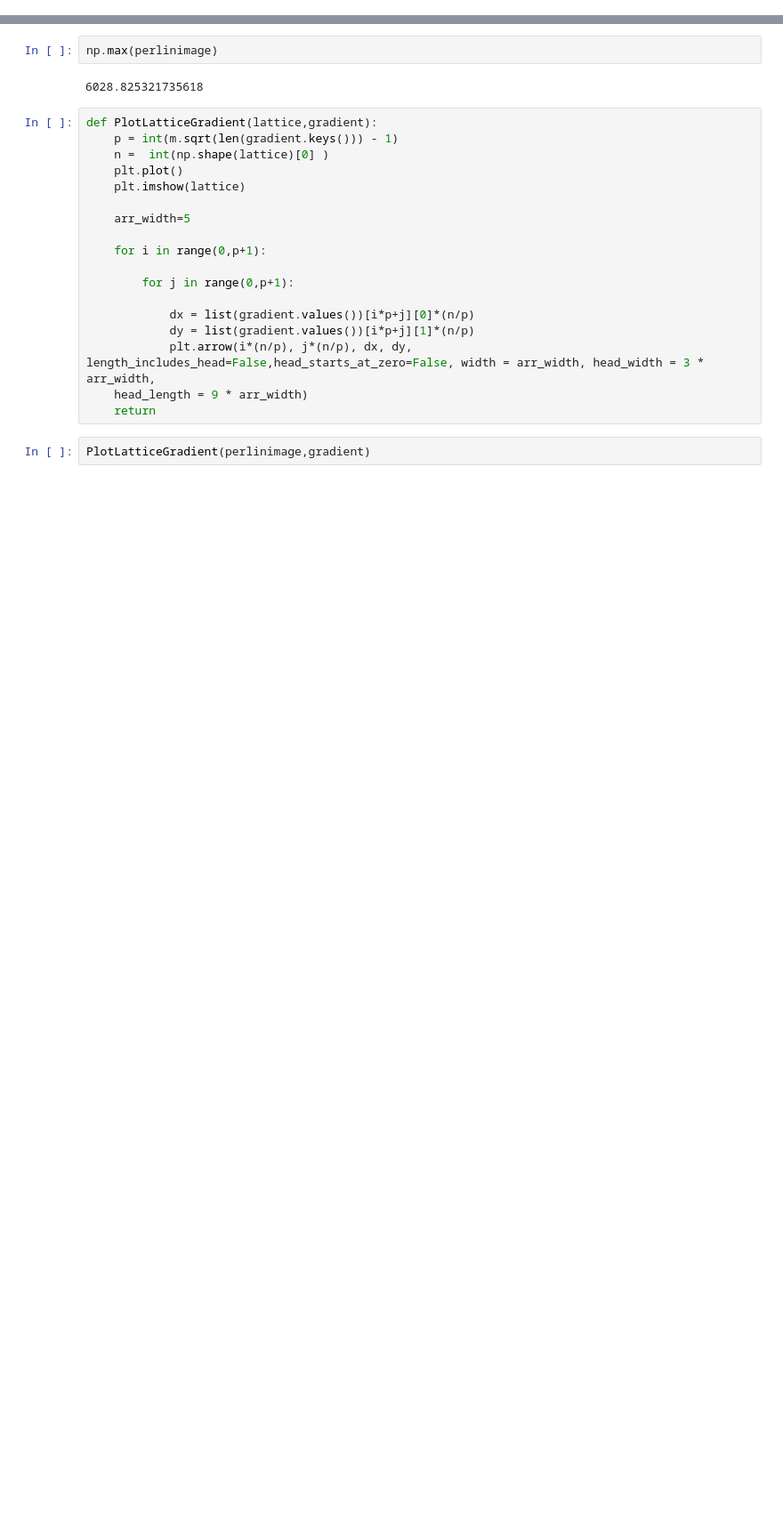
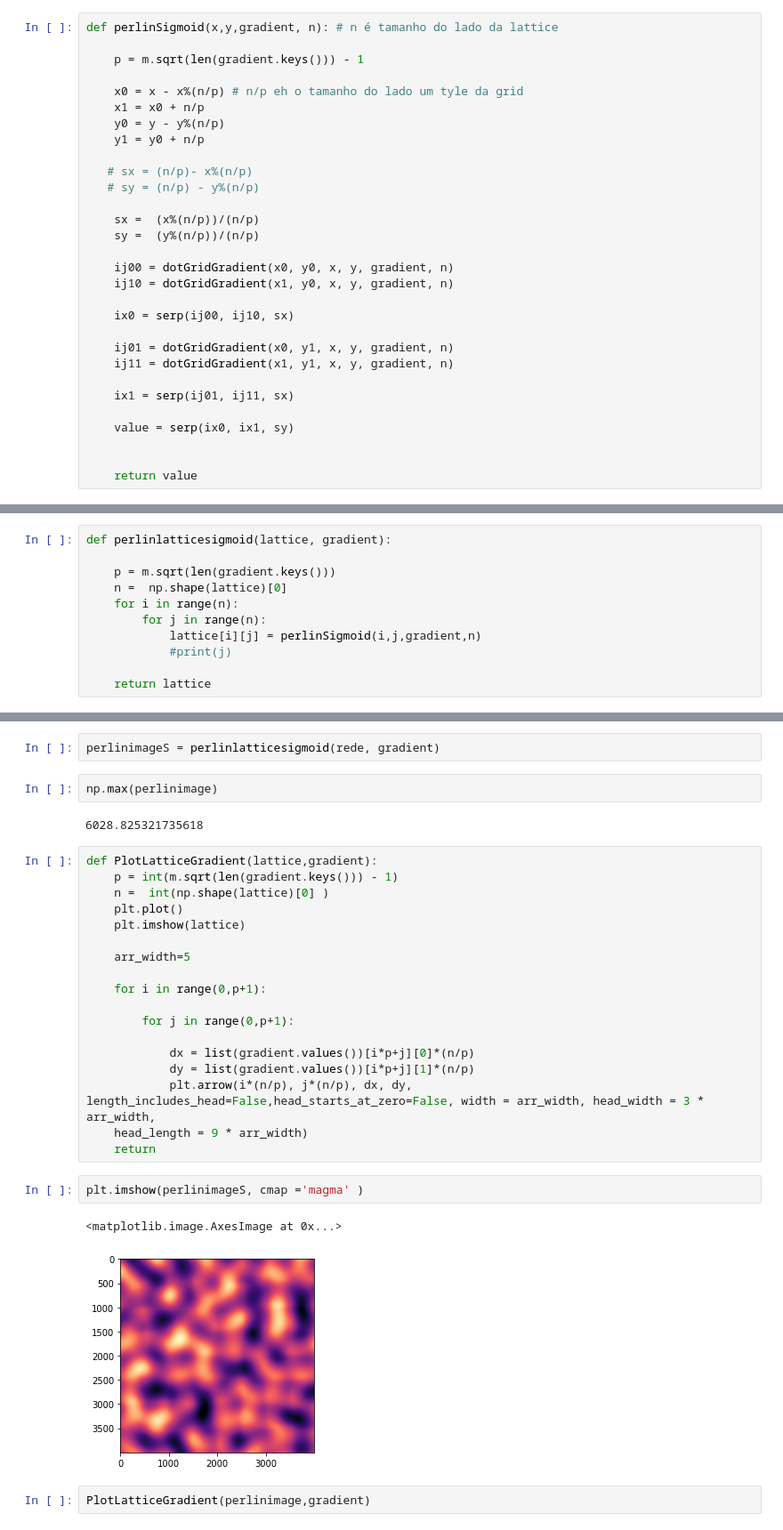
Before and after one commit to Wolframettes/Noise, a Jupyter notebook: Perlin.ipynb, the cells around one changed output, grey strips where cells are left out. Shown at 89% size. Saved outputs shown, nothing was run; the diff lists cells and outputs as text; blank space fills up the shorter version.

```diff
--- a/Perlin.ipynb
+++ b/Perlin.ipynb
@@ -127,6 +131,36 @@ def perlin(x,y,gradient, n): # n é tamanho do lado da lattice
 
 
     return value
+# %%
+def perlinSigmoid(x,y,gradient, n): # n é tamanho do lado da lattice
+
+    p = m.sqrt(len(gradient.keys())) - 1
+
+    x0 = x - x%(n/p) # n/p eh o tamanho do lado um tyle da grid
+    x1 = x0 + n/p
+    y0 = y - y%(n/p)
+    y1 = y0 + n/p
+
+   # sx = (n/p)- x%(n/p)
+   # sy = (n/p) - y%(n/p)
+
+    sx =  (x%(n/p))/(n/p)
+    sy =  (y%(n/p))/(n/p)
+
+    ij00 = dotGridGradient(x0, y0, x, y, gradient, n)
+    ij10 = dotGridGradient(x1, y0, x, y, gradient, n)
+
+    ix0 = serp(ij00, ij10, sx)
+
+    ij01 = dotGridGradient(x0, y1, x, y, gradient, n)
+    ij11 = dotGridGradient(x1, y1, x, y, gradient, n)
+
+    ix1 = serp(ij01, ij11, sx)
+
+    value = serp(ix0, ix1, sy)
+
+
+    return value
 # %%
 def perlinlattice(lattice, gradient):
 
@@ -144,5 +175,18 @@ def perlinlattice(lattice, gradient):
+# %%
+def perlinlatticesigmoid(lattice, gradient):
+
+    p = m.sqrt(len(gradient.keys()))
+    n =  np.shape(lattice)[0]
+    for i in range(n):
+        for j in range(n):
+            lattice[i][j] = perlinSigmoid(i,j,gradient,n)
+            #print(j)
+
+    return lattice
 # %%
 perlinimage = perlinlattice(rede, gradient)
+# %%
+perlinimageS = perlinlatticesigmoid(rede, gradient)
 # %%
 np.max(perlinimage)
 # %% [output]
@@ -165,6 +209,11 @@ def PlotLatticeGradient(lattice,gradient):
             plt.arrow(i*(n/p), j*(n/p), dx, dy, length_includes_head=False,head_starts_at_zero=False, width = arr_width, head_width = 3 * arr_width,
     head_length = 9 * arr_width)
     return
+# %%
+plt.imshow(perlinimageS, cmap ='magma' )
+# %% [output]
+<matplotlib.image.AxesImage at 0x...>
+[figure, added]
 # %%
 PlotLatticeGradient(perlinimage,gradient)
 # %% [output]
```
Also changed, not shown: parts of 6 cells of this notebook.
